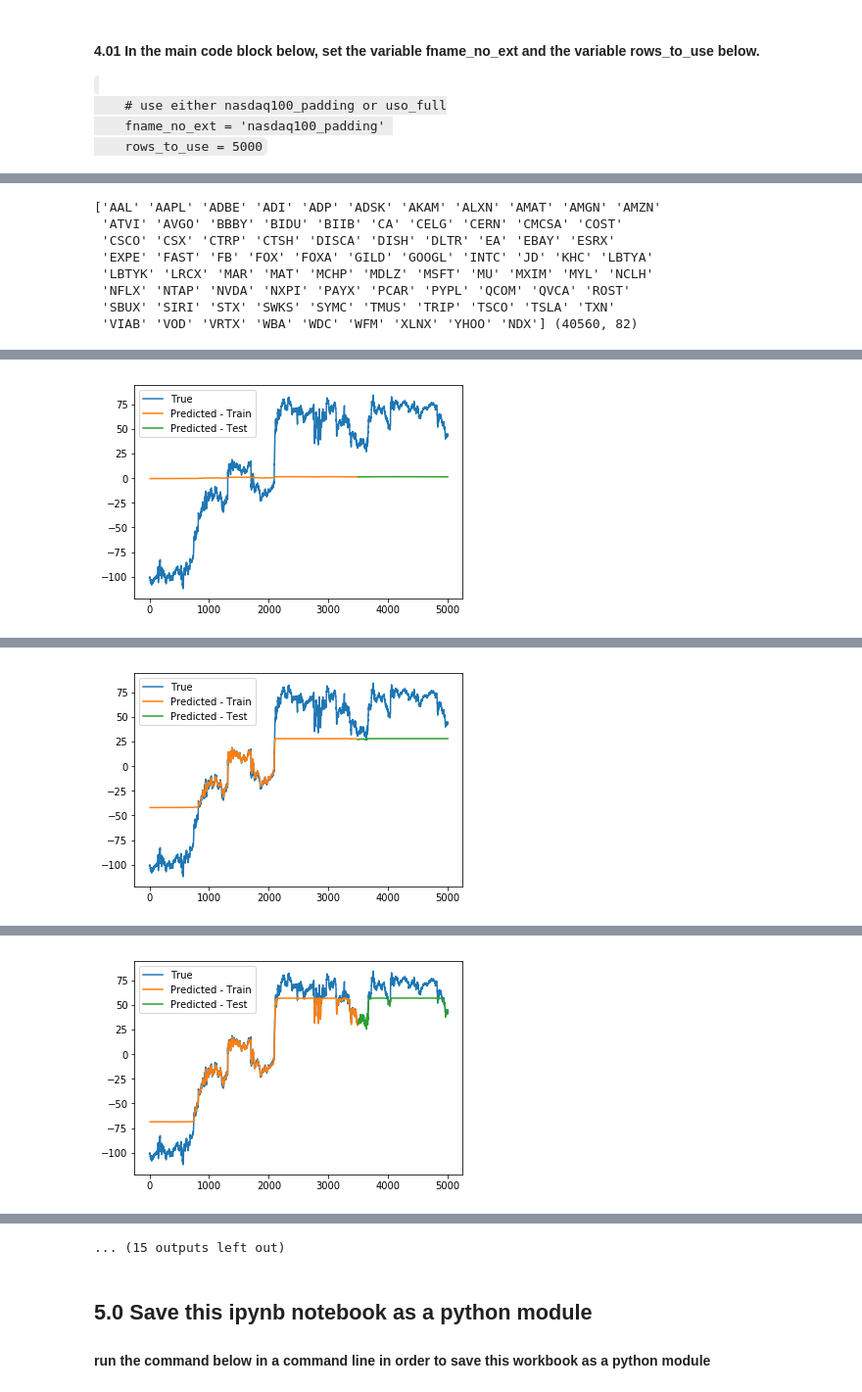
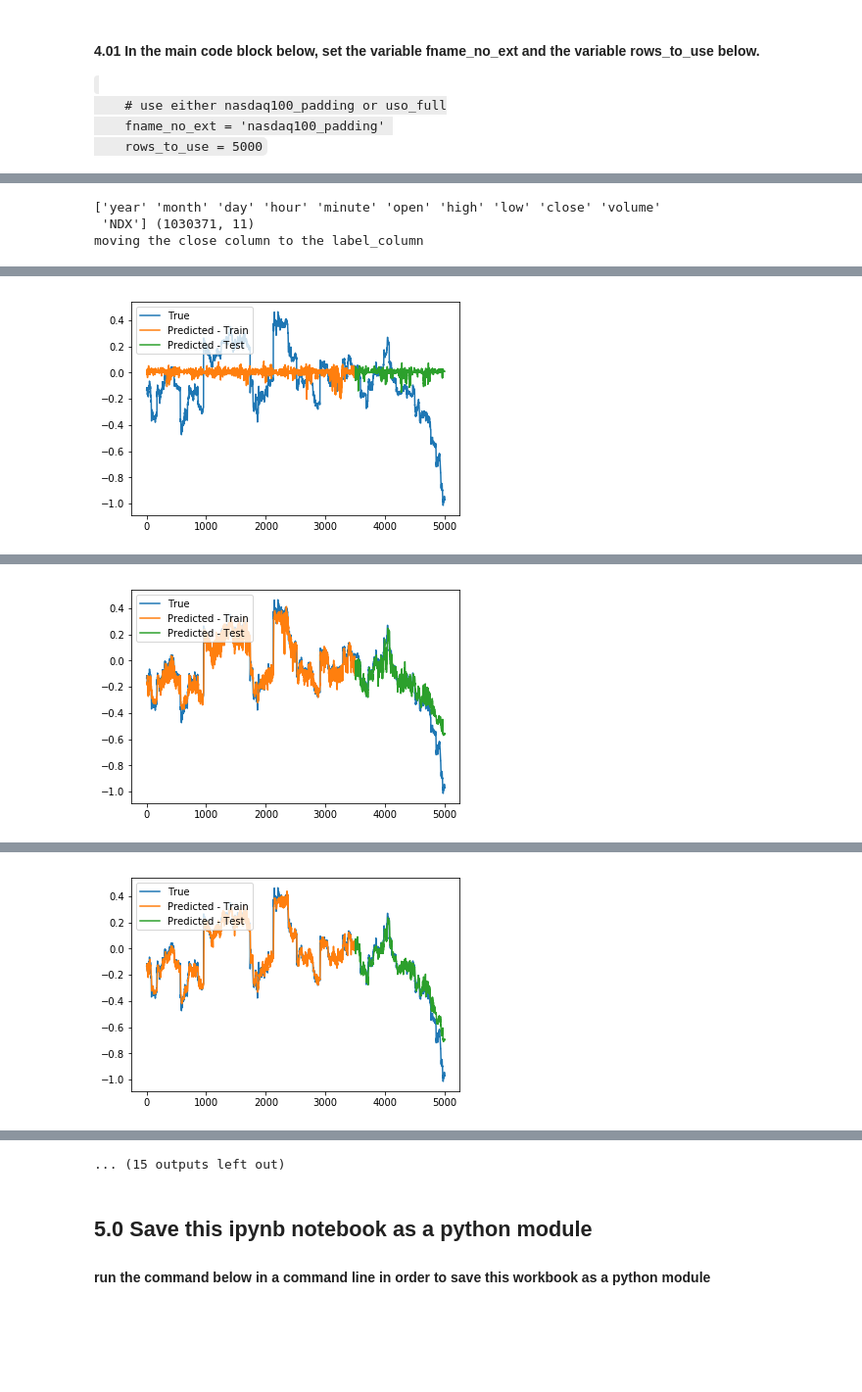
Before and after one commit to bgithub1/da_rnn, a Jupyter notebook: da_rnn_from_csv.ipynb, the cells around one changed output, grey strips where cells are left out. Shown at 98% size. Drawn from its saved outputs; the diff is of its cells as text; code cells hidden in the pictures; blank space fills up the shorter version.

```diff
--- a/da_rnn_from_csv.ipynb
+++ b/da_rnn_from_csv.ipynb
@@ -638,10 +638,10 @@ This code block can also be used from a module that you can create using the bas
 </code>
 # %%
 if __name__=='__main__':
+    save_model = True
 #     fname_no_ext = 'sin_vals'
-#     fname_no_ext = 'uso_full'
-    save_model = True
-    fname_no_ext = 'nasdaq100_padding'
+    fname_no_ext = 'uso_full'
+#     fname_no_ext = 'nasdaq100_padding'
     rows_to_use = 5000
     return_dict = main(FILE_NAME_NO_EXTENSION=fname_no_ext,subset_rows=rows_to_use)
     print(f'The main method returns a dictionary with keys {list(return_dict.keys())}')
@@ -681,8 +681,3 @@ Missing in data: 0.
-['AAL' 'AAPL' 'ADBE' 'ADI' 'ADP' 'ADSK' 'AKAM' 'ALXN' 'AMAT' 'AMGN' 'AMZN'
- 'ATVI' 'AVGO' 'BBBY' 'BIDU' 'BIIB' 'CA' 'CELG' 'CERN' 'CMCSA' 'COST'
- 'CSCO' 'CSX' 'CTRP' 'CTSH' 'DISCA' 'DISH' 'DLTR' 'EA' 'EBAY' 'ESRX'
- 'EXPE' 'FAST' 'FB' 'FOX' 'FOXA' 'GILD' 'GOOGL' 'INTC' 'JD' 'KHC' 'LBTYA'
- 'LBTYK' 'LRCX' 'MAR' 'MAT' 'MCHP' 'MDLZ' 'MSFT' 'MU' 'MXIM' 'MYL' 'NCLH'
- 'NFLX' 'NTAP' 'NVDA' 'NXPI' 'PAYX' 'PCAR' 'PYPL' 'QCOM' 'QVCA' 'ROST'
- 'SBUX' 'SIRI' 'STX' 'SWKS' 'SYMC' 'TMUS' 'TRIP' 'TSCO' 'TSLA' 'TXN'
- 'VIAB' 'VOD' 'VRTX' 'WBA' 'WDC' 'WFM' 'XLNX' 'YHOO' 'NDX'] (40560, 82)
+['year' 'month' 'day' 'hour' 'minute' 'open' 'high' 'low' 'close' 'volume'
+ 'NDX'] (1030371, 11)
+moving the close column to the label_column
@@ -690 +685 @@ Missing in data: 0.
-[figure, old version]
+[figure, new version]
@@ -692 +687 @@ Missing in data: 0.
-[figure, old version]
+[figure, new version]
@@ -694 +689 @@ Missing in data: 0.
-[figure, old version]
+[figure, new version]
```
Also changed, not shown: parts of 3 cells of this notebook, 2 other files.
